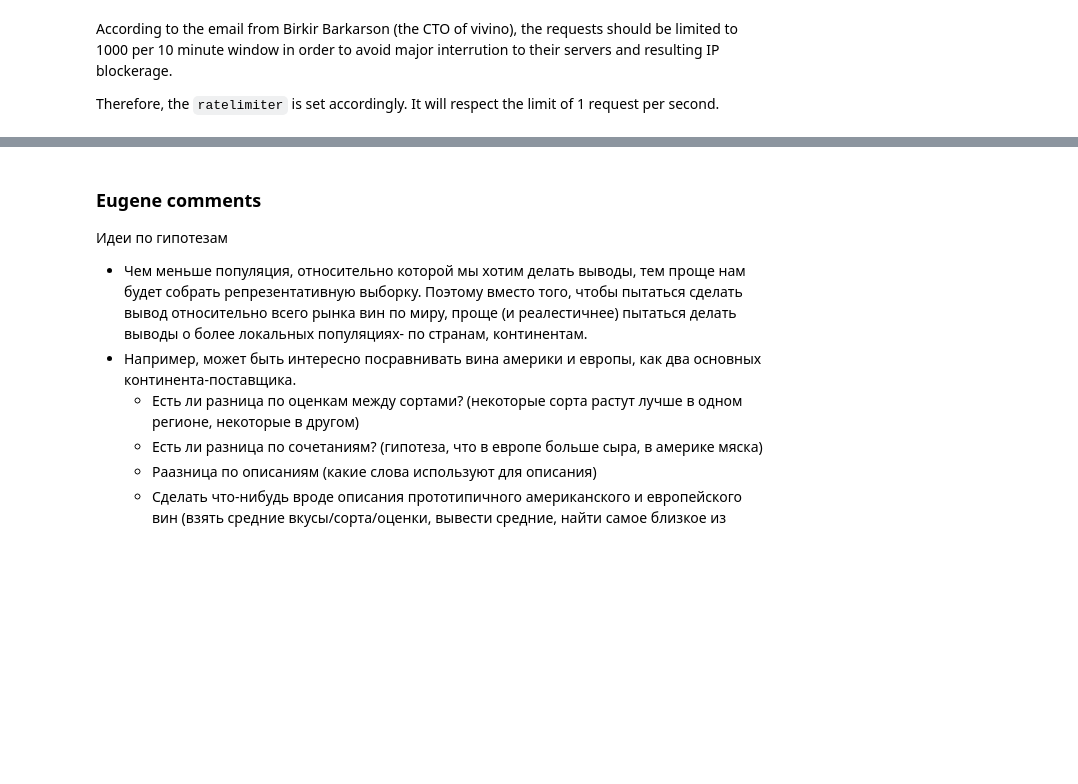
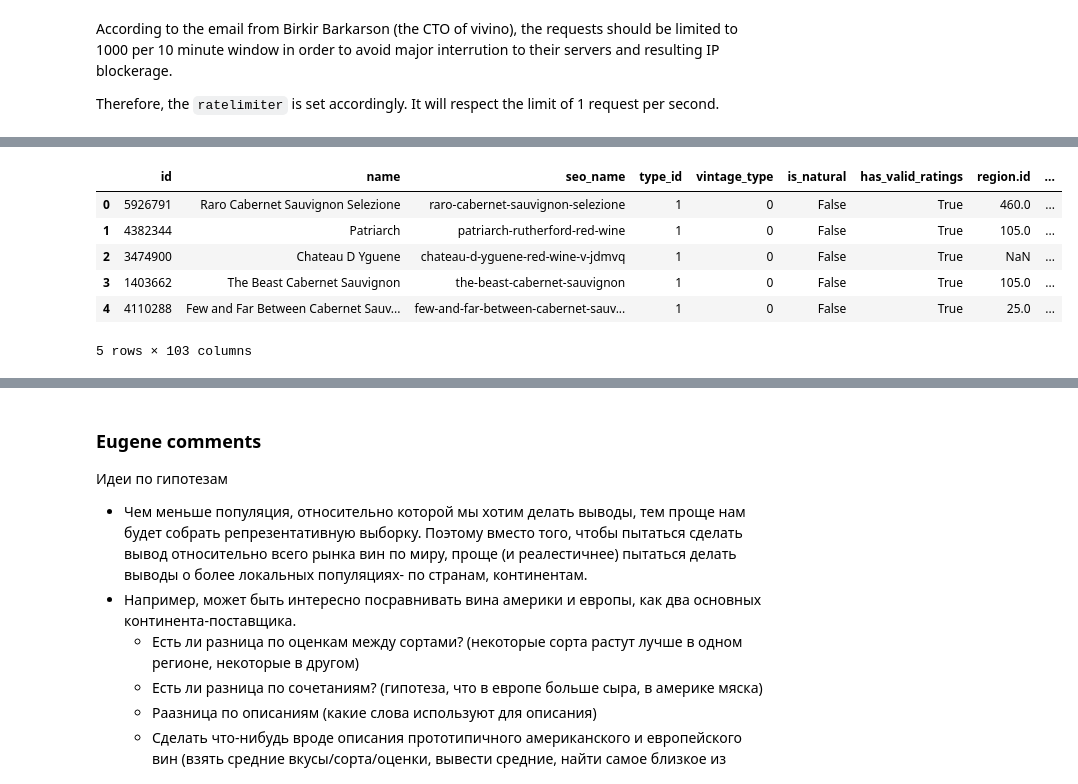
Before and after one commit to sveta-egorova/wine, a Jupyter notebook: vivino_crawler.ipynb, the cells around one changed output, grey strips where cells are left out. Saved outputs shown, nothing was run; the diff lists cells and outputs as text; code cells hidden in the pictures; blank space fills up the shorter version.

Commit message:
download all vintages  with prices"

```diff
--- a/vivino_crawler.ipynb
+++ b/vivino_crawler.ipynb
@@ -861,0 +737,12 @@ test_test.head()
+# %%
+subset_red_df = pd.DataFrame()
+subset_red_list = []
+price_list = []
+
+for i in range(1,60):
+#     print(i)
+    page = "https://www.vivino.com/api/explore/explore?country_code=GB&currency_code=GBP&grape_filter=varietal&min_rating=1&\
+    order_by=ratings_average&order=desc&\
+page={}&price_range_max=400&price_range_min=0&wine_type_ids[]=1".format(i)
+    subset_red_df = get_wine_df(page, headers_api, subset_red_df)
+    subset_red_list, price_list = get_wine_json(page, headers_api, subset_red_list, price_list)
@@ -861,0 +1050,2 @@ test_test.head()
+# %%
+subset_red_df.columns = ['vintage_' + str(col) for col in subset_red_df.columns]
@@ -861,0 +1070,11 @@ test_test.head()
+# %%
+subset_red_wine = pd.json_normalize(subset_red_df['vintage_wine'])
+subset_red_wine.head(5)
+# %% [output]
+|  | id | name | seo_name | type_id | vintage_type | is_natural | has_valid_ratings | region.id | ... |
+| 0 | 5926791 | Raro Cabernet Sauvignon Selezione | raro-cabernet-sauvignon-selezione | 1 | 0 | False | True | 460.0 | ... |
+| 1 | 4382344 | Patriarch | patriarch-rutherford-red-wine | 1 | 0 | False | True | 105.0 | ... |
+| 2 | 3474900 | Chateau D Yguene | chateau-d-yguene-red-wine-v-jdmvq | 1 | 0 | False | True | NaN | ... |
+| 3 | 1403662 | The Beast Cabernet Sauvignon | the-beast-cabernet-sauvignon | 1 | 0 | False | True | 105.0 | ... |
+| 4 | 4110288 | Few and Far Between Cabernet Sauv... | few-and-far-between-cabernet-sauv... | 1 | 0 | False | True | 25.0 | ... |
+5 rows × 103 columns
```
Also changed, not shown: parts of 182 cells of this notebook, 4 other files.
